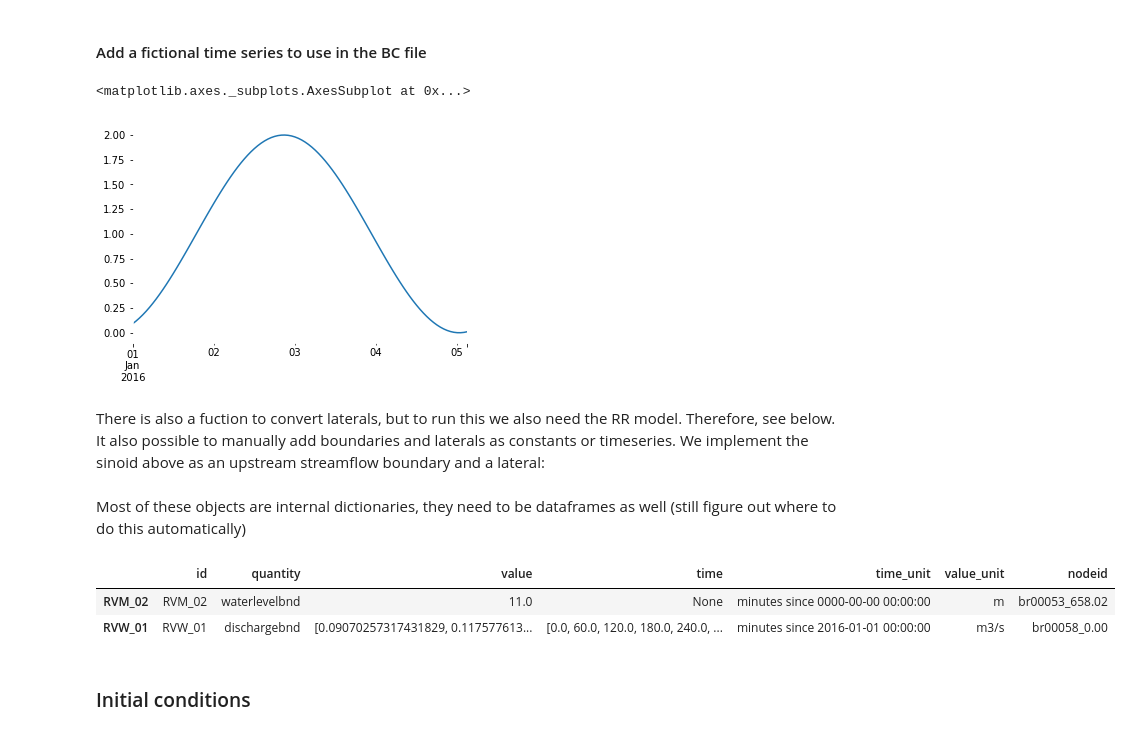
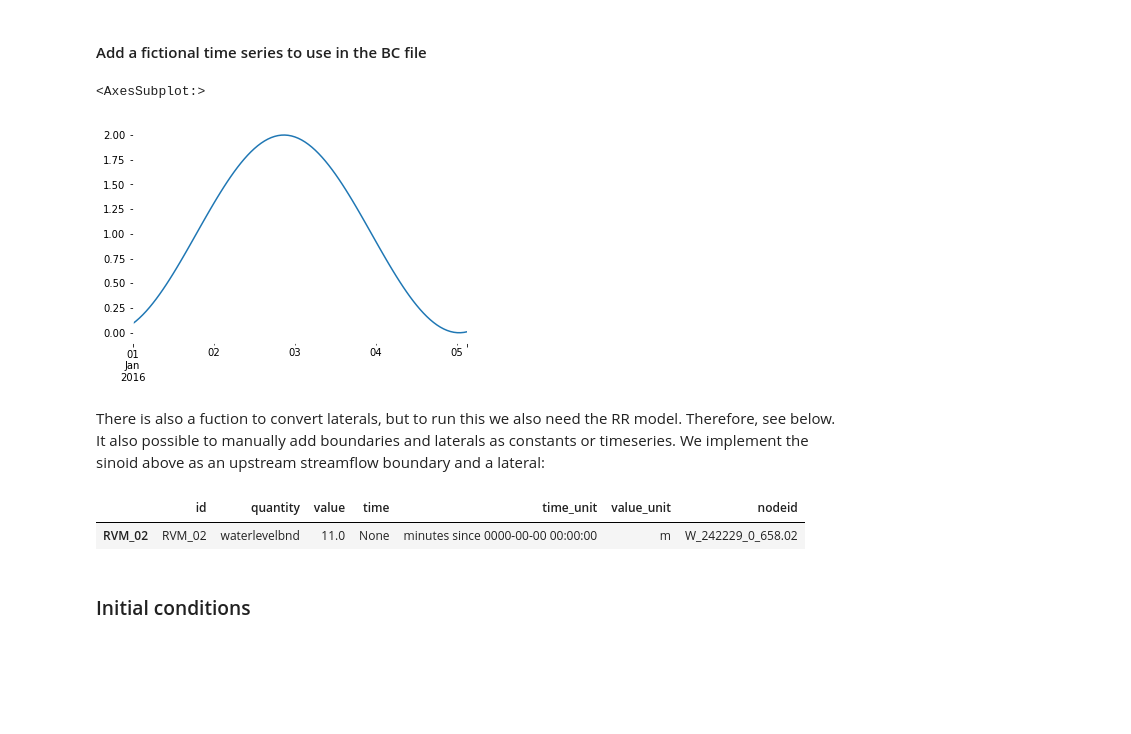
Before and after one commit to Deltares/HYDROLIB, a Jupyter notebook: hydrolib/notebooks/Hydrolib-D-Hydamo_usage_introduction_RRFM.ipynb, the cells around one changed output. Saved outputs shown, nothing was run; the diff lists cells and outputs as text; code cells hidden in the pictures; blank space fills up the shorter version.

```diff
--- a/hydrolib/notebooks/Hydrolib-D-Hydamo_usage_introduction_RRFM.ipynb
+++ b/hydrolib/notebooks/Hydrolib-D-Hydamo_usage_introduction_RRFM.ipynb
@@ -99,10 +103,8 @@ hydamo.profile_line.read_gpkg_layer(gpkg_file, layer_name="profiellijn")
 hydamo.profile_group.read_gpkg_layer(gpkg_file, layer_name="profielgroep")
 hydamo.profile.drop("code", axis=1, inplace=True)
 hydamo.profile["code"] = hydamo.profile["profiellijnid"]
-#structures
-hydamo.culverts.read_gpkg_layer(
-    gpkg_file, layer_name="DuikerSifonHevel", index_col="code"
-)
+# structures
+hydamo.culverts.read_gpkg_layer(gpkg_file, layer_name="DuikerSifonHevel", index_col="code")
 hydamo.culverts.snap_to_branch(hydamo.branches, snap_method="ends", maxdist=5)
 hydamo.culverts.dropna(axis=0, inplace=True, subset=["branch_offset"])
 
@@ -112,9 +114,7 @@ hydamo.weirs.dropna(axis=0, inplace=True, subset=["branch_offset"])
 hydamo.opening.read_gpkg_layer(gpkg_file, layer_name="Kunstwerkopening")
 hydamo.management_device.read_gpkg_layer(gpkg_file, layer_name="Regelmiddel")
 
-idx = hydamo.management_device[
-    hydamo.management_device["duikersifonhevelid"].notnull()
-].index
+idx = hydamo.management_device[hydamo.management_device["duikersifonhevelid"].notnull()].index
 for i in idx:
     globid = hydamo.culverts[
         hydamo.culverts.code == hydamo.management_device.duikersifonhevelid.loc[i]
@@ -133,14 +133,10 @@ hydamo.bridges.dropna(axis=0, inplace=True, subset=["branch_offset"])
 hydamo.boundary_conditions.read_gpkg_layer(
     gpkg_file, layer_name="hydrologischerandvoorwaarde", index_col="code"
 )
-hydamo.boundary_conditions.snap_to_branch(
-    hydamo.branches, snap_method="overal", maxdist=10
-)
+hydamo.boundary_conditions.snap_to_branch(hydamo.branches, snap_method="overal", maxdist=10)
 
 # catchments
-hydamo.catchments.read_gpkg_layer(
-    gpkg_file, layer_name="afvoergebiedaanvoergebied", index_col="code"
-)
+hydamo.catchments.read_gpkg_layer(gpkg_file, layer_name="afvoergebiedaanvoergebied", index_col="code")
 # laterals
 hydamo.laterals.read_gpkg_layer(gpkg_file, layer_name="lateraleknoop")
 for ind, cat in hydamo.catchments.iterrows():
@@ -405,6 +446,12 @@ hydamo.crosssections.convert.profiles(
     branches=hydamo.branches,
     roughness_variant="High",
 )
+
+# Set a default cross section
+default = hydamo.crosssections.add_rectangle_definition(
+    height=5.0, width=5.0, closed=False, roughnesstype="Strickler", roughnessvalue=30, name="default"
+)
+hydamo.crosssections.set_default_definition(definition=default, shift=10.0)
 # %% [markdown]
 ### Observation points
 # %% [markdown]
@@ -446,29 +491,24 @@ hydamo.external_forcings.convert.boundaries(
 # %% [markdown]
 #### Add a fictional time series to use in the BC file
 # %%
-series = pd.Series(np.sin(np.linspace(2,8,100)*-1)+1.)
-series.index = [pd.Timestamp('2016-01-01 00:00:00')+pd.Timedelta(hours=i) for i in range(100)]
+series = pd.Series(np.sin(np.linspace(2, 8, 100) * -1) + 1.0)
+series.index = [pd.Timestamp("2016-01-01 00:00:00") + pd.Timedelta(hours=i) for i in range(100)]
 series.plot()
 # %% [output]
-<matplotlib.axes._subplots.AxesSubplot at 0x...>
+<AxesSubplot:>
 [figure]
 # %% [markdown]
 There is also a fuction to convert laterals, but to run this we also need the RR model. Therefore, see below. It also possible to manually add boundaries and laterals as constants or timeseries. We implement the sinoid above as an upstream streamflow boundary and a lateral:
 # %%
-hydamo.external_forcings.add_boundary_condition('RVW_01', (197464.,392130.),  'dischargebnd', series, fm.geometry.netfile.network)
+# TODO: This one does not work in the GUI
+# hydamo.external_forcings.add_boundary_condition(
+#     "RVW_01", (197464.0, 392130.0), "dischargebnd", series, fm.geometry.netfile.network
+# )
-# %% [markdown]
-Most of these objects are internal dictionaries, they need to be dataframes as well (still figure out where to do this automatically)
-# %%
-hydamo.crosssections.crosssection_loc = hydamo.dict_to_dataframe(hydamo.crosssections.crosssection_loc)
-hydamo.crosssections.crosssection_def = hydamo.dict_to_dataframe(hydamo.crosssections.crosssection_def)
-hydamo.external_forcings.boundary_nodes = hydamo.dict_to_dataframe(hydamo.external_forcings.boundary_nodes)
-hydamo.storagenodes.storagenodes = hydamo.dict_to_dataframe(hydamo.storagenodes.storagenodes)
 # %%
-hydamo.external_forcings.boundary_nodes
+hydamo.dict_to_dataframe(hydamo.external_forcings.boundary_nodes)
 # %% [output]
 |  | id | quantity | value | time | time_unit | value_unit | nodeid |
-| RVM_02 | RVM_02 | waterlevelbnd | 11.0 | None | minutes since 0000-00-00 00:00:00 | m | br00053_658.02 |
-| RVW_01 | RVW_01 | dischargebnd | [0.09070257317431829, 0.117577613... | [0.0, 60.0, 120.0, 180.0, 240.0, ... | minutes since 2016-01-01 00:00:00 | m3/s | br00058_0.00 |
+| RVM_02 | RVM_02 | waterlevelbnd | 11.0 | None | minutes since 0000-00-00 00:00:00 | m | W_242229_0_658.02 |
 # %% [markdown]
 ### Initial conditions
 # %% [markdown]
```
Also changed, not shown: parts of 34 cells of this notebook.
